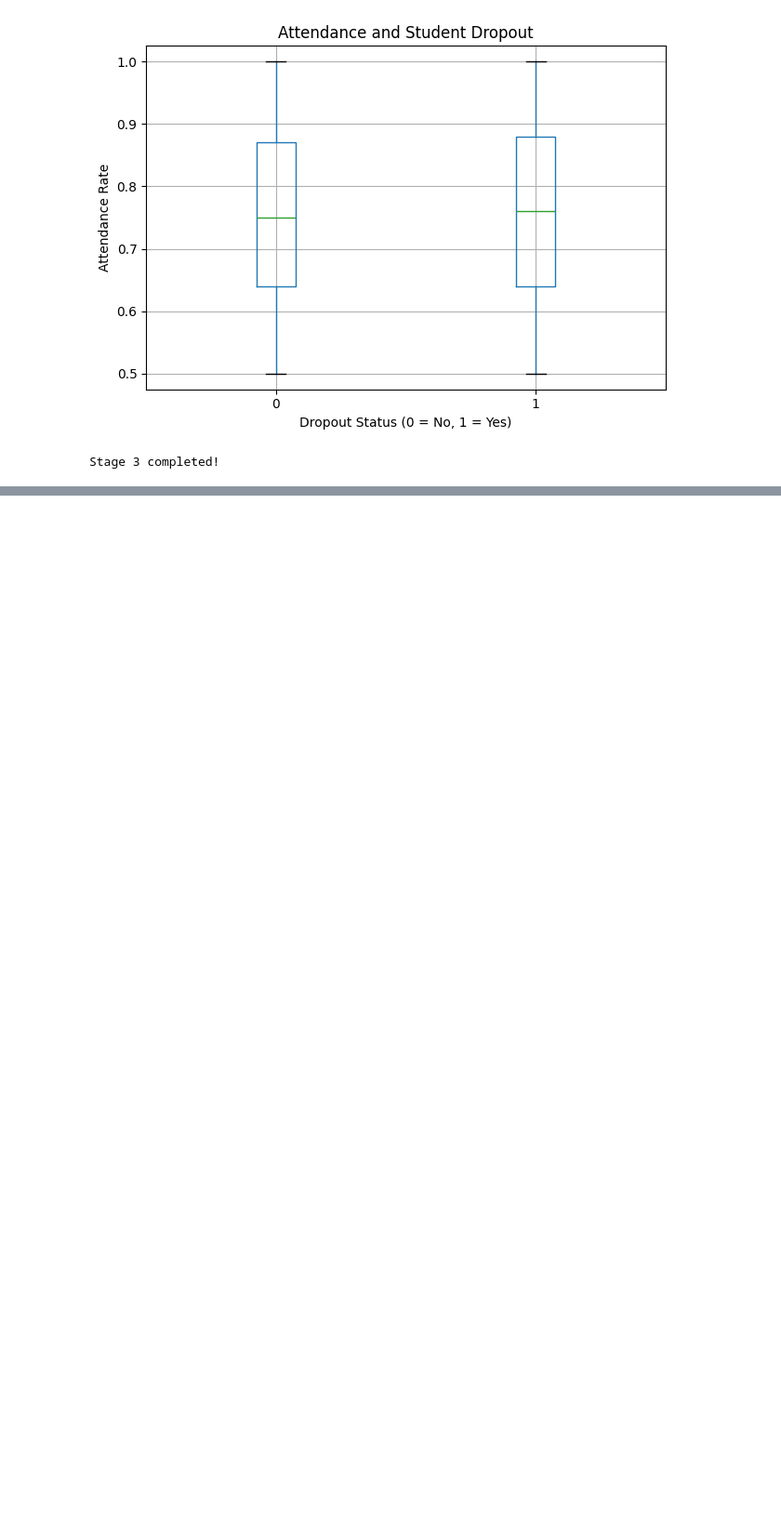
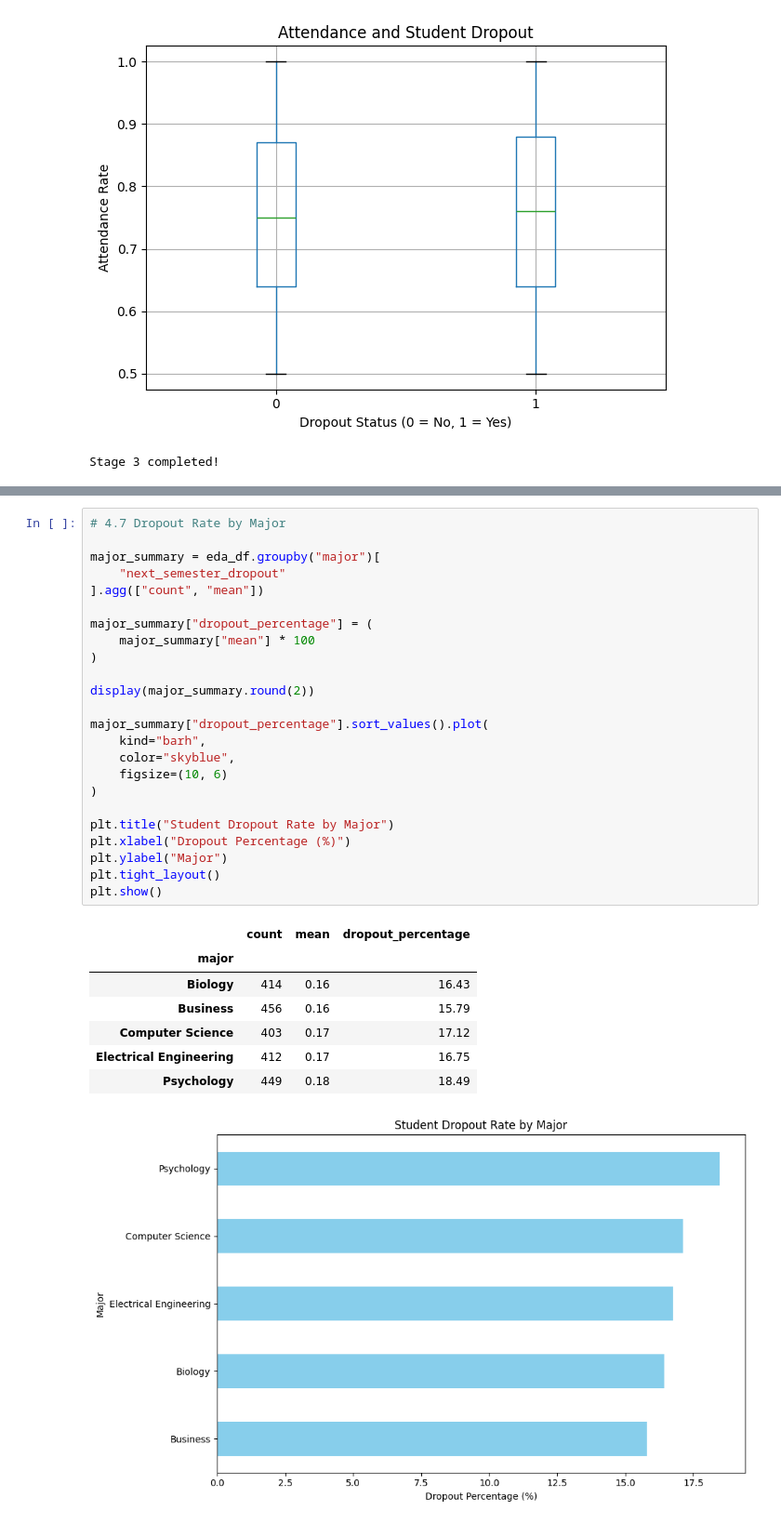
Before and after one commit to Fatimaa35053/TestPr, a Jupyter notebook: untitled59.ipynb, the cells around one changed output, grey strips where cells are left out. Shown at 93% size. Drawn from its saved outputs; the diff is of its cells as text; blank space fills up the shorter version.

```diff
--- a/untitled59.ipynb
+++ b/untitled59.ipynb
@@ -607,0 +736,33 @@ Stage 3 completed!
+# %%
+# 4.7 Dropout Rate by Major
+
+major_summary = eda_df.groupby("major")[
+    "next_semester_dropout"
+].agg(["count", "mean"])
+
+major_summary["dropout_percentage"] = (
+    major_summary["mean"] * 100
+)
+
+display(major_summary.round(2))
+
+major_summary["dropout_percentage"].sort_values().plot(
+    kind="barh",
+    color="skyblue",
+    figsize=(10, 6)
+)
+
+plt.title("Student Dropout Rate by Major")
+plt.xlabel("Dropout Percentage (%)")
+plt.ylabel("Major")
+plt.tight_layout()
+plt.show()
+# %% [output]
+|  | count | mean | dropout_percentage |
+| major |  |  |  |
+| Biology | 414 | 0.16 | 16.43 |
+| Business | 456 | 0.16 | 15.79 |
+| Computer Science | 403 | 0.17 | 17.12 |
+| Electrical Engineering | 412 | 0.17 | 16.75 |
+| Psychology | 449 | 0.18 | 18.49 |
+[figure, added]
```
Also changed, not shown: parts of 26 cells of this notebook.
